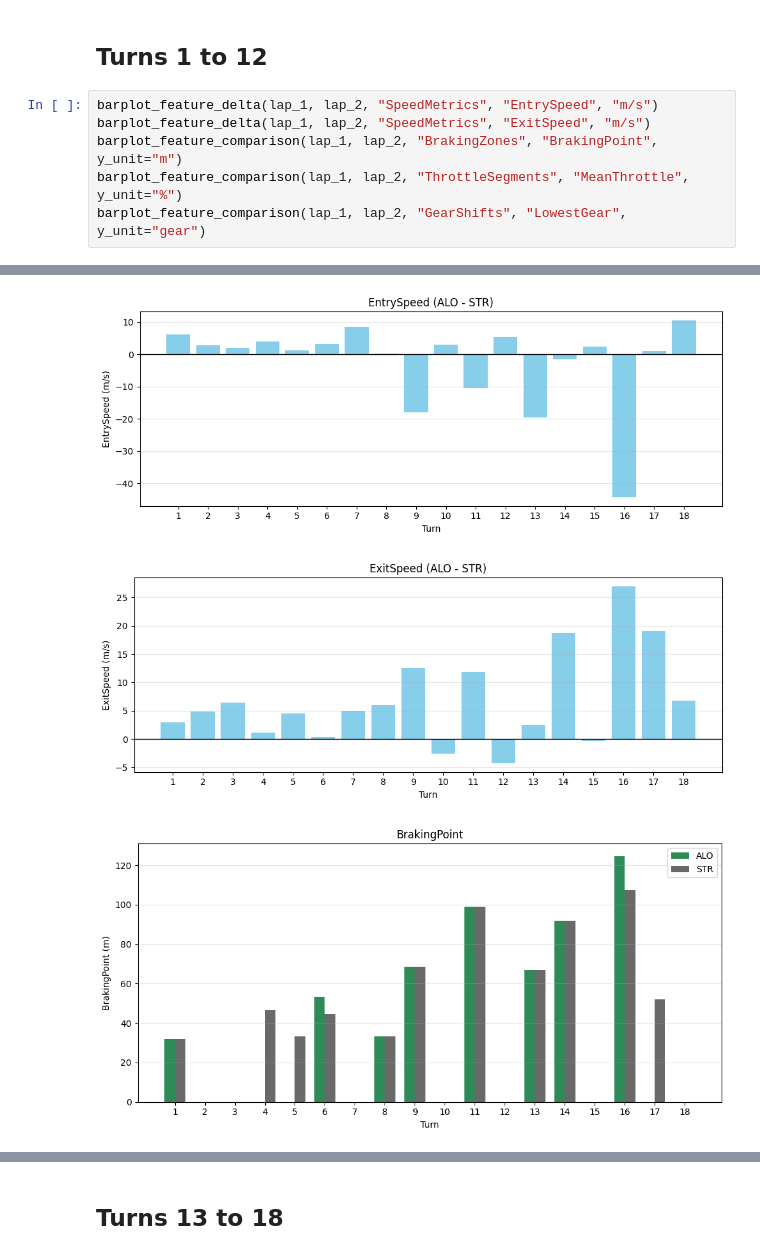
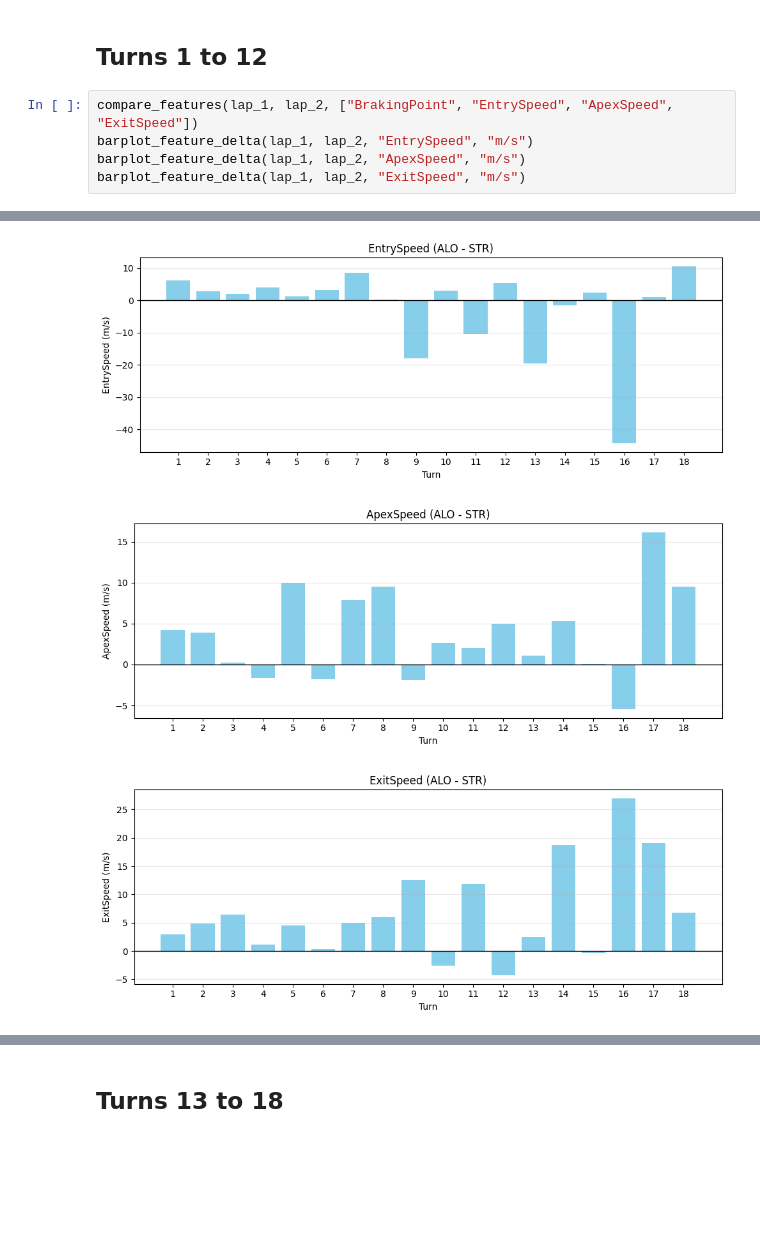
Before and after one commit to zelario/f1-teammate-analysis, a Jupyter notebook: notebooks/05_performance_comparison.ipynb, the cells around one changed output, grey strips where cells are left out. Drawn from its saved outputs; the diff is of its cells as text; blank space fills up the shorter version.

```diff
--- a/notebooks/05_performance_comparison.ipynb
+++ b/notebooks/05_performance_comparison.ipynb
@@ -116,9 +128,8 @@ This absolute rollercoaster in the time delta strongly points to drastically dif
 # %% [markdown]
 ## Turns 1 to 12
 # %%
-barplot_feature_delta(lap_1, lap_2, "SpeedMetrics", "EntrySpeed", "m/s")
-barplot_feature_delta(lap_1, lap_2, "SpeedMetrics", "ExitSpeed", "m/s")
-barplot_feature_comparison(lap_1, lap_2, "BrakingZones", "BrakingPoint", y_unit="m")
-barplot_feature_comparison(lap_1, lap_2, "ThrottleSegments", "MeanThrottle", y_unit="%")
-barplot_feature_comparison(lap_1, lap_2, "GearShifts", "LowestGear", y_unit="gear")
+compare_features(lap_1, lap_2, ["BrakingPoint", "EntrySpeed", "ApexSpeed", "ExitSpeed"])
+barplot_feature_delta(lap_1, lap_2, "EntrySpeed", "m/s")
+barplot_feature_delta(lap_1, lap_2, "ApexSpeed", "m/s")
+barplot_feature_delta(lap_1, lap_2, "ExitSpeed", "m/s")
 # %% [output]
@@ -125,3 +153,3 @@ barplot_feature_comparison(lap_1, lap_2, "GearShifts", "LowestGear", y_unit="gea
 [figure]
-[figure, old version]
+[figure, new version]
-[figure, old version]
+[figure, new version]
```
Also changed, not shown: parts of 20 cells of this notebook, 59 other files.
